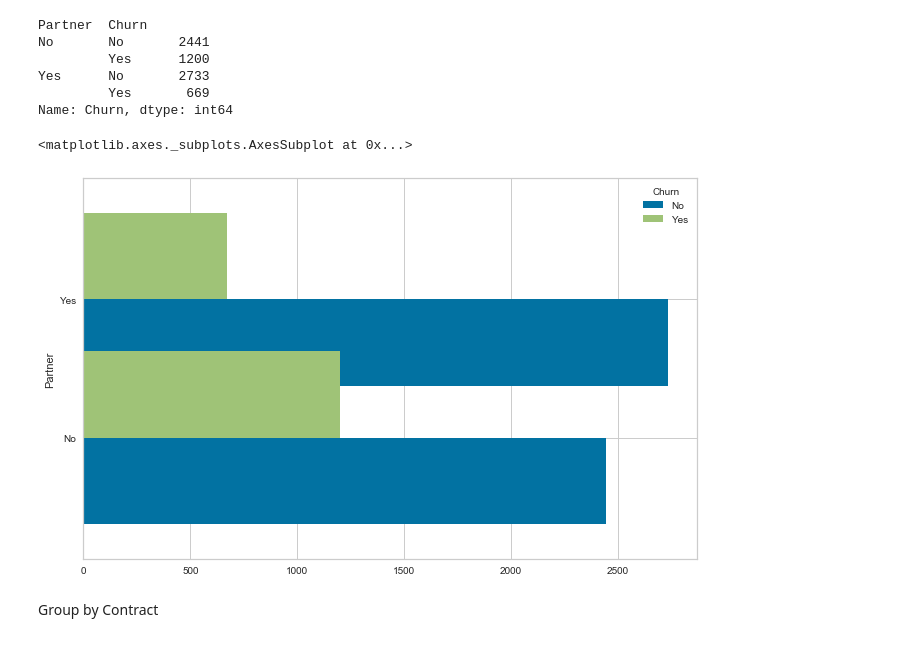
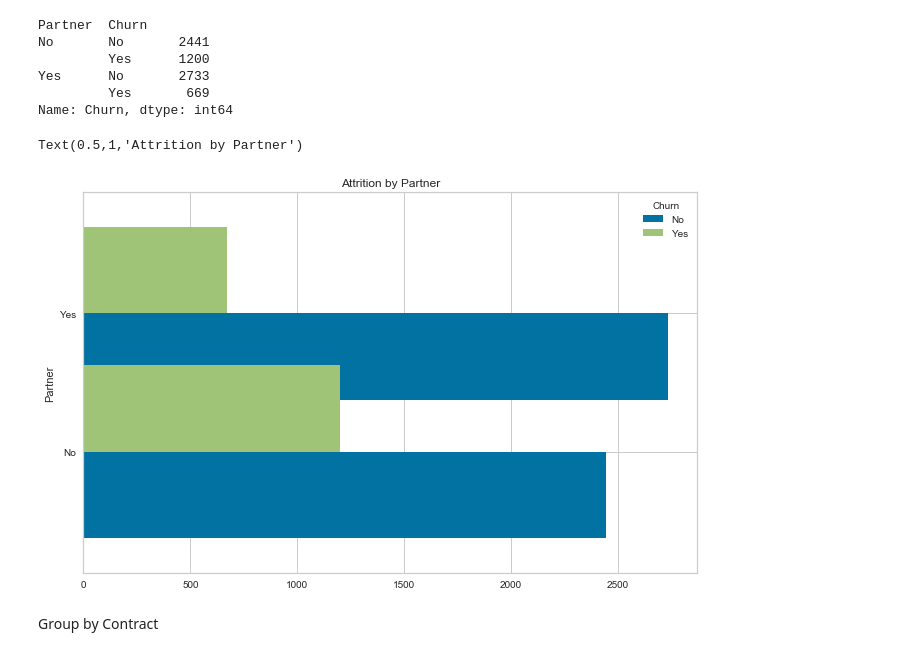
Before and after one commit to SammyOngaya/Customer-Churn-Prediction, a Jupyter notebook: predicting_customer_churn_with_random_forest.ipynb, the cells around one changed output. Drawn from its saved outputs; the diff is of its cells as text; code cells hidden in the pictures.

```diff
--- a/predicting_customer_churn_with_random_forest.ipynb
+++ b/predicting_customer_churn_with_random_forest.ipynb
@@ -123,10 +123,10 @@ Yes      No       2733
          Yes       669
 Name: Churn, dtype: int64
 # %%
-data.groupby(['Partner','Churn'])['Churn'].count().unstack().plot.barh(width=1.25,figsize=(11, 7))
+data.groupby(['Partner','Churn'])['Churn'].count().unstack().plot.barh(width=1.25,figsize=(11, 7)).set_title('Attrition by Partner')
 # %% [output]
-<matplotlib.axes._subplots.AxesSubplot at 0x...>
+Text(0.5,1,'Attrition by Partner')
-[figure, old version]
+[figure, new version]
 # %% [markdown]
 Group by Contract
 # %%
```
Also changed, not shown: parts of 39 cells of this notebook.
